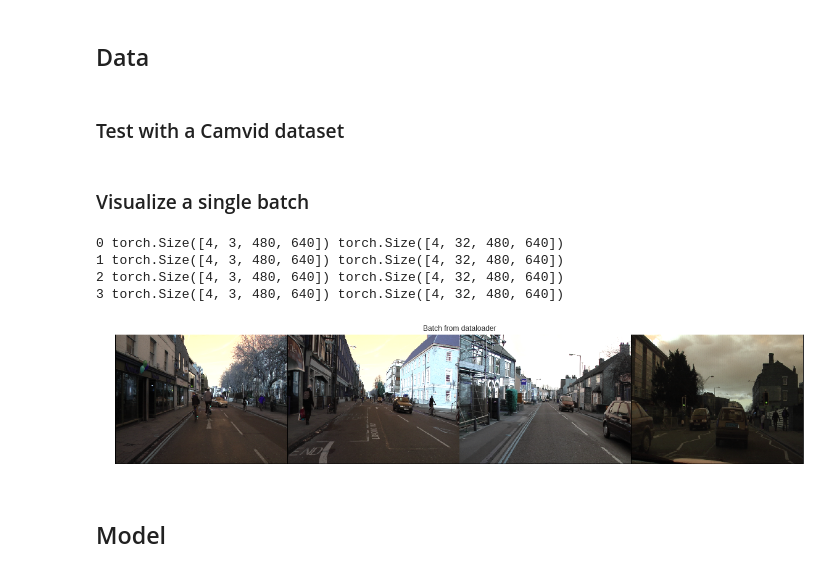
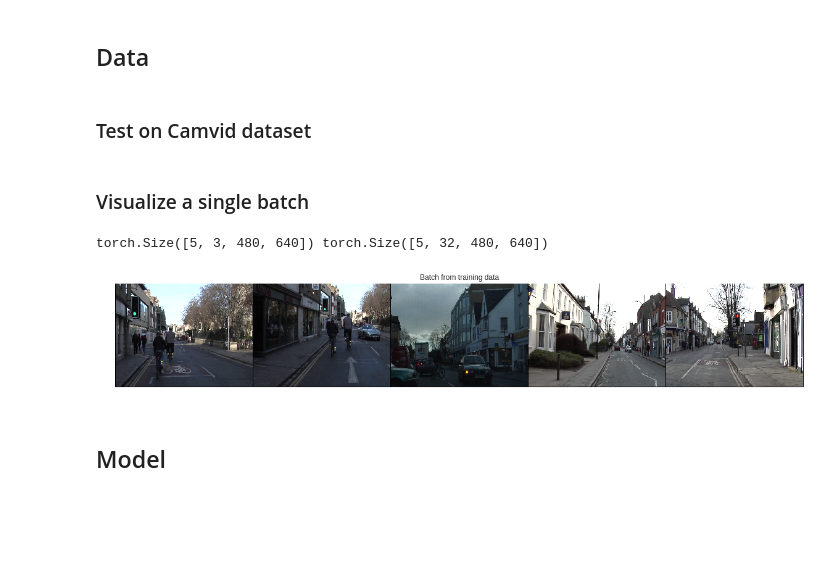
Before and after one commit to betogaona7/FCN, a Jupyter notebook: FCN.ipynb, the cells around one changed output. Saved outputs shown, nothing was run; the diff lists cells and outputs as text; code cells hidden in the pictures; blank space fills up the shorter version.

Commit message:
Fix desnormalization problem on show_batch function and rewrite CamVid dataset class since applying pytorch transforms cause that be very difficult create one hot encoding

```diff
--- a/FCN.ipynb
+++ b/FCN.ipynb
@@ -64,7 +57,7 @@ from torch.utils.data import Dataset
 # %% [markdown]
 ## Data
 # %% [markdown]
-### Test with a Camvid dataset
+### Test on Camvid dataset
 # %%
 class CamVid(Dataset):
 
@@ -116,37 +122,33 @@ validloader = torch.utils.data.DataLoader(valid_data, batch_size=2)
 ### Visualize a single batch
 # %%
 def show_batch(batch):
+  mean=[0.485, 0.456, 0.460]
+  std =[0.229, 0.224, 0.225]
 
-    img_batch = batch['x']
+  img_batch = batch['x']
 
-    img_batch[:,0,...].mul_(std[0]).add_(mean[0])
-    img_batch[:,1,...].mul_(std[1]).add_(mean[1])
-    img_batch[:,2,...].mul_(std[2]).add_(mean[2])
+  # Desnormalize
+  img_batch[:,0,...].mul_(std[0]).add_(mean[0])
+  img_batch[:,1,...].mul_(std[1]).add_(mean[1])
+  img_batch[:,2,...].mul_(std[2]).add_(mean[2])
 
-    image = np.clip(img_batch, 0, 1)
+  img_batch = np.clip(img_batch, 0, 1)
+  grid = utils.make_grid(img_batch)
 
-    grid = utils.make_grid(image)
-    plt.imshow(grid.numpy()[::-1].transpose((1, 2, 0)))
-    plt.title('Batch from dataloader')
+  plt.rcParams['figure.figsize'] = [20, 7.0]
+  plt.figure()
+  plt.title('Batch from training data')
+  plt.imshow(grid.numpy().transpose((1, 2, 0)))
+  plt.axis('off')
+  plt.ioff()
+  plt.show
 
-
-for i, batch in enumerate(trainloader):
-  print(i, batch['x'].size(), batch['y'].size())
-  #  Observe the 4th batch
-  if i == 3:
-    plt.figure()
-    plt.rcParams['figure.figsize'] = [20.0, 13.0]
-    show_batch(batch)
-    plt.axis('off')
-    plt.ioff()
-    plt.show()
-    break
+batch = next(iter(trainloader))
+print(batch['x'].size(), batch['y'].size())
+show_batch(batch)
 # %% [output]
-0 torch.Size([4, 3, 480, 640]) torch.Size([4, 32, 480, 640])
-1 torch.Size([4, 3, 480, 640]) torch.Size([4, 32, 480, 640])
-2 torch.Size([4, 3, 480, 640]) torch.Size([4, 32, 480, 640])
-3 torch.Size([4, 3, 480, 640]) torch.Size([4, 32, 480, 640])
+torch.Size([5, 3, 480, 640]) torch.Size([5, 32, 480, 640])
-[figure, old version]
+[figure, new version]
 # %% [markdown]
 ## Model
 # %% [markdown]
```
Also changed, not shown: parts of 10 cells of this notebook.
